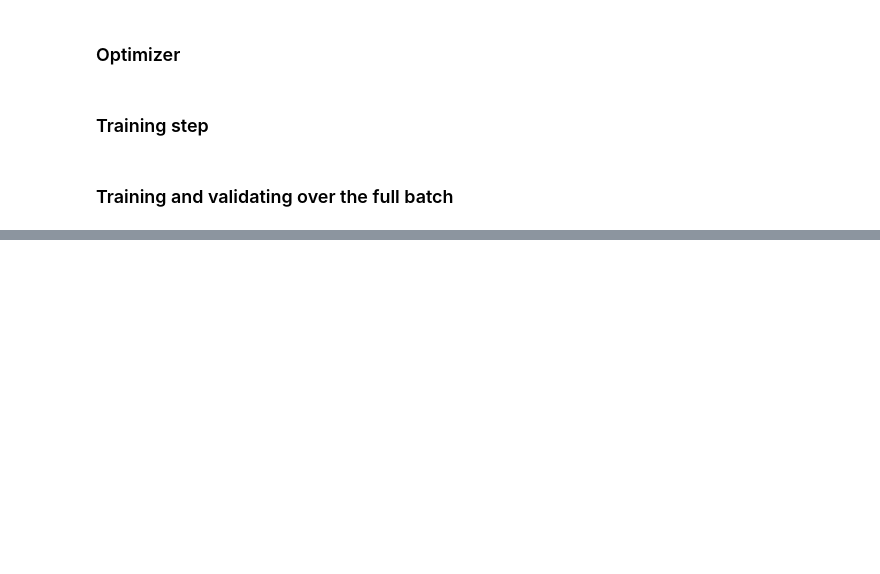
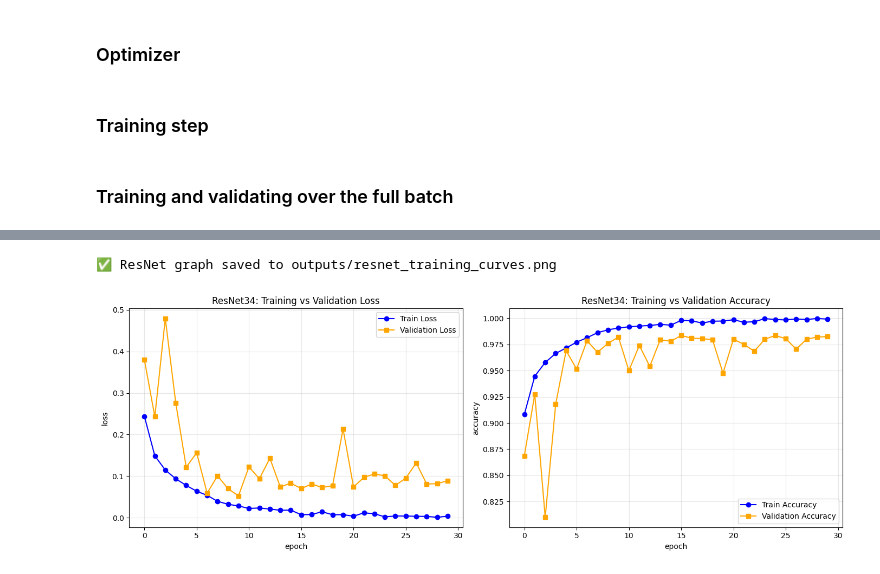
Before and after one commit to marioncalvo/IPEO_production, a Jupyter notebook: projet_full.ipynb, the cells around one changed output, grey strips where cells are left out. Drawn from its saved outputs; the diff is of its cells as text; code cells hidden in the pictures; blank space fills up the shorter version.

```diff
--- a/projet_full.ipynb
+++ b/projet_full.ipynb
@@ -193,0 +335,34 @@ def validate_epoch(val_dl, model, device):
+# %%
+trainlosses = np.array([stat["trainloss"] for stat in stats_resnet])
+trainaccuracy = np.array([stat["trainaccuracy"] for stat in stats_resnet])
+vallosses = np.array([stat["valloss"] for stat in stats_resnet])
+valaccuracy = np.array([stat["valaccuracy"] for stat in stats_resnet])
+epochs = np.array([stat["epoch"] for stat in stats_resnet])
+# Créer une figure avec 2 subplots (loss et accuracy)
+fig, (ax1, ax2) = plt.subplots(1, 2, figsize=(14, 5))
+
+# Subplot 1 : Loss (train + validation)
+ax1.plot(epochs, trainlosses, marker='o', label='Train Loss', color='blue')
+ax1.plot(epochs, vallosses, marker='s', label='Validation Loss', color='orange')
+ax1.set_xlabel("epoch")
+ax1.set_ylabel("loss")
+ax1.set_title("ResNet34: Training vs Validation Loss")
+ax1.grid(True, alpha=0.3)
+ax1.legend()
+
+# Subplot 2 : Accuracy (train + validation)
+ax2.plot(epochs, trainaccuracy, marker='o', label='Train Accuracy', color='blue')
+ax2.plot(epochs, valaccuracy, marker='s', label='Validation Accuracy', color='orange')
+ax2.set_xlabel("epoch")
+ax2.set_ylabel("accuracy")
+ax2.set_title("ResNet34: Training vs Validation Accuracy")
+ax2.grid(True, alpha=0.3)
+ax2.legend()
+
+plt.tight_layout()
+plt.savefig("outputs/resnet_training_curves.png", dpi=150, bbox_inches='tight')
+print("✅ ResNet graph saved to outputs/resnet_training_curves.png")
+plt.show()
+# %% [output]
+✅ ResNet graph saved to outputs/resnet_training_curves.png
+[figure, added]
```
Also changed, not shown: parts of 6 cells of this notebook.
